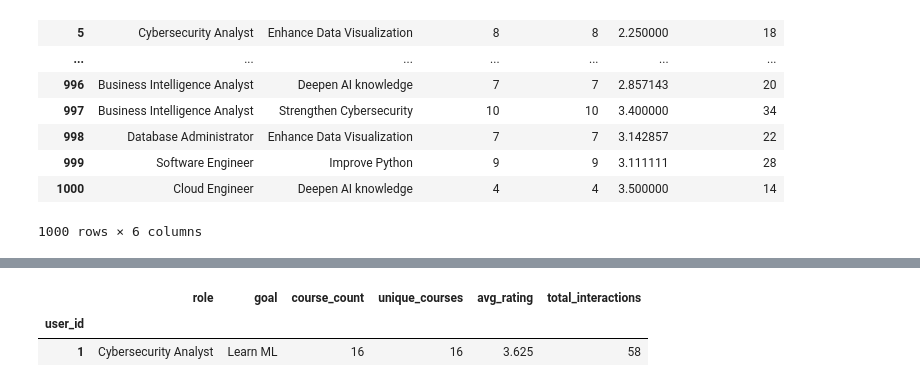
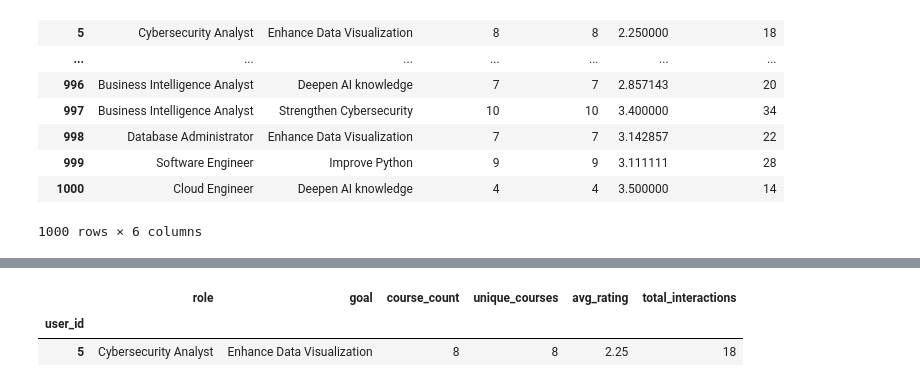
Before and after one commit to viketan/Course-Recommendation-System, a Jupyter notebook: Notebook/Training.ipynb, the cells around one changed output, grey strips where cells are left out. Saved outputs shown, nothing was run; the diff lists cells and outputs as text; code cells hidden in the pictures.

```diff
--- a/Notebook/Training.ipynb
+++ b/Notebook/Training.ipynb
@@ -266,6 +291,6 @@ Hybrid Recommendations with Context and Content for User 1:
 # %%
-user_feature_store[user_feature_store.index==1]
+user_feature_store[user_feature_store.index==5]
 # %% [output]
 |  | role | goal | course_count | unique_courses | avg_rating | total_interactions |
 | user_id |  |  |  |  |  |  |
-| 1 | Cybersecurity Analyst | Learn ML | 16 | 16 | 3.625 | 58 |
+| 5 | Cybersecurity Analyst | Enhance Data Visualization | 8 | 8 | 2.25 | 18 |
```
Also changed, not shown: parts of 4 cells of this notebook.
